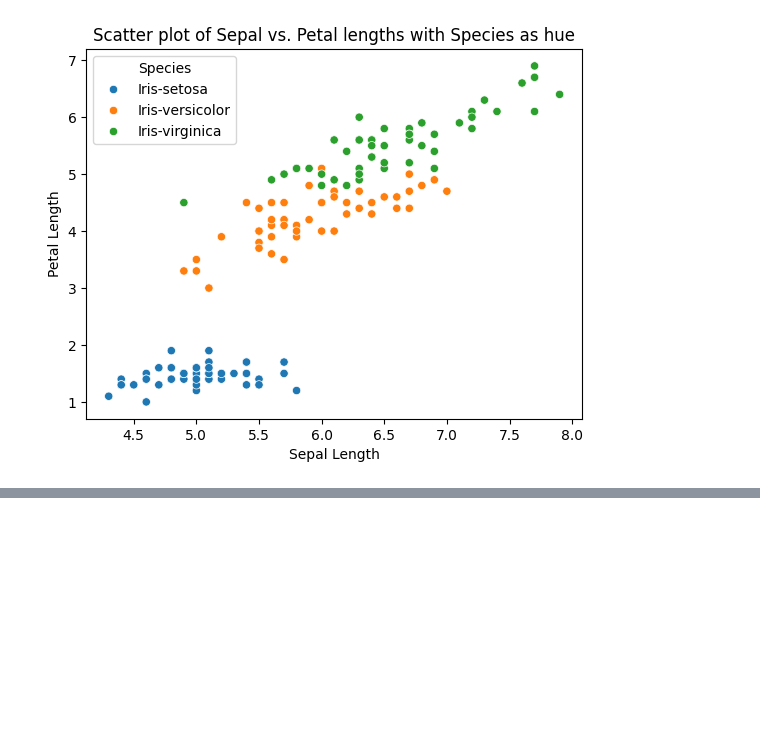
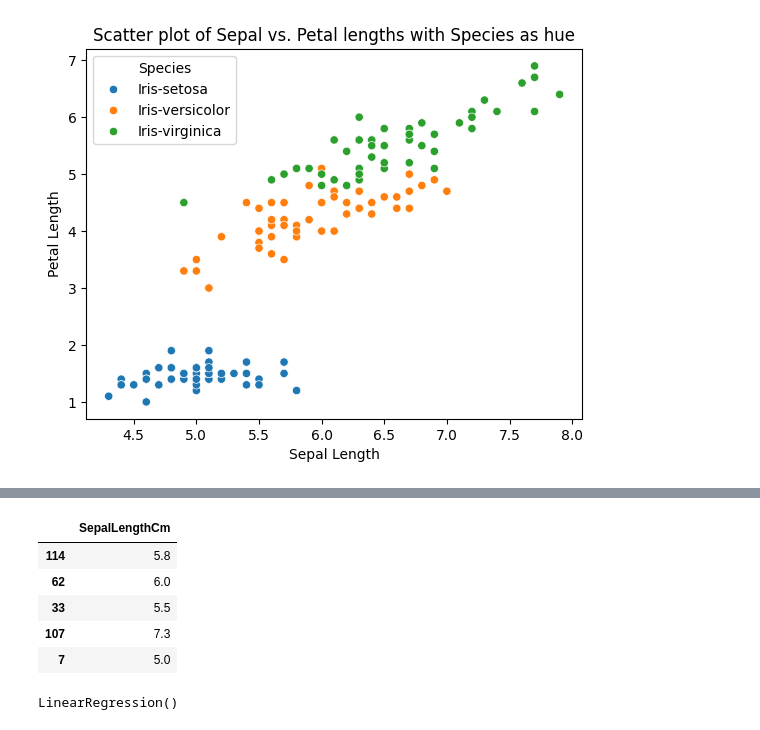
Before and after one commit to littleSky770/iris_JUMP, a Jupyter notebook: iris_app.ipynb, the cells around one changed output, grey strips where cells are left out. Saved outputs shown, nothing was run; the diff lists cells and outputs as text; code cells hidden in the pictures; blank space fills up the shorter version.

```diff
--- a/iris_app.ipynb
+++ b/iris_app.ipynb
@@ -73,0 +123,14 @@ mpl.show()
+# %%
+y_test.head()
+# %% [output]
+|  | SepalLengthCm |
+| 114 | 5.8 |
+| 62 | 6.0 |
+| 33 | 5.5 |
+| 107 | 7.3 |
+| 7 | 5.0 |
+# %%
+lr = LinearRegression()
+lr.fit(x_train, y_train)
+# %% [output]
+LinearRegression()
```
Also changed, not shown: parts of 16 cells of this notebook.
